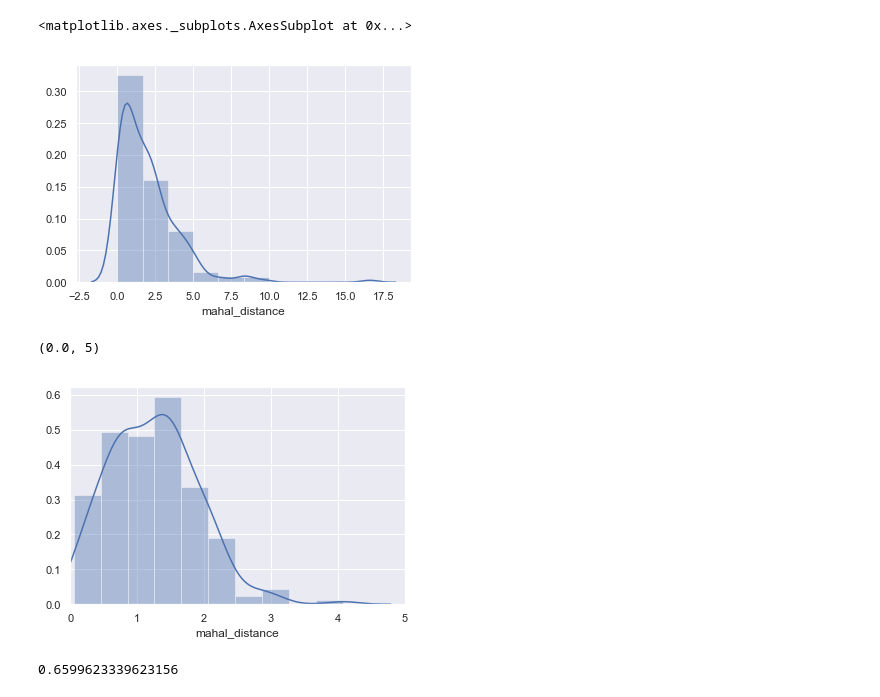
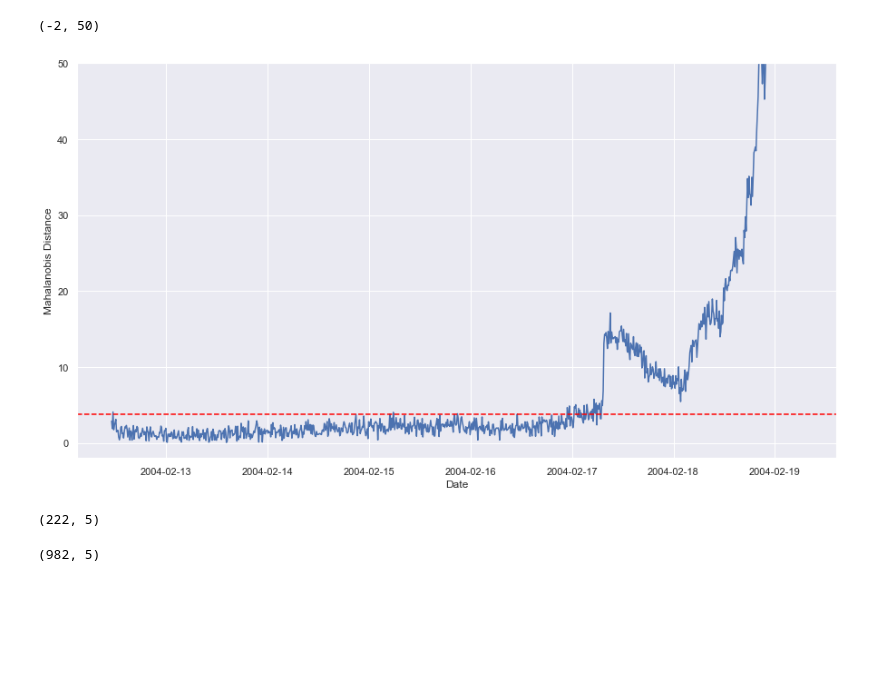
Before and after one commit to JasonChan07/anomaly_detection, a Jupyter notebook: BearingAD.ipynb, the cells around one changed output. Drawn from its saved outputs; the diff is of its cells as text; code cells hidden in the pictures; blank space fills up the shorter version.

Commit message:
Corrected mahalanobis distance

```diff
--- a/BearingAD.ipynb
+++ b/BearingAD.ipynb
@@ -89,27 +70,45 @@ def CalculateMahalanobis(df, mean_dist, inv_cov_matrix):
     return df_copy
 # %%
 mb_train = CalculateMahalanobis(df = train_PCA,
-                               mean = np.mean(train_PCA),
+                               mean_dist = np.mean(train_PCA),
                               inv_cov_matrix = InvCovMatrix(train_PCA))
 
 mb_test = CalculateMahalanobis(df = test_PCA,
                               mean_dist = np.mean(train_PCA),
                               inv_cov_matrix = InvCovMatrix(train_PCA))
-
-treshold = np.mean(mb_train['mahal_distance']) * 3
-# %%
-# check chi square
-sns.distplot(np.square(mb_train['mahal_distance']), bins = 10)
-# %% [output]
-<matplotlib.axes._subplots.AxesSubplot at 0x...>
-[figure, removed]
-# %%
-sns.distplot(mb_train['mahal_distance'], bins = 10)
-plt.xlim([0.0,5])
-# %% [output]
-(0.0, 5)
-[figure, removed]
-# %%
-np.sqrt(np.var(mb_train['mahal_distance']))
-# %% [output]
-0.6599623339623156
+# %%
+def DetectAnomaly(df, threshold):
+    df['threshold'] = threshold
+    df['anomaly'] = df['mahal_distance'] > df['threshold']
+    return df
+# %%
+threshold = np.mean(mb_train['mahal_distance']) * 3
+
+test_anomaly = DetectAnomaly(df = mb_test,
+                            threshold = threshold)
+
+train_anomaly = DetectAnomaly(df = mb_train,
+                             threshold = threshold)
+
+anomalies = pd.concat([test_anomaly, train_anomaly])
+# %%
+plt.figure(figsize=(15,8))
+fig = sns.lineplot(data = anomalies,
+            x = anomalies.index,
+            y = 'mahal_distance')
+
+fig.axhline(threshold, ls = '--', c = 'red')
+fig.set_xlabel('Date')
+fig.set_ylabel('Mahalanobis Distance')
+fig.set_ylim(-2, 50)
+# %% [output]
+(-2, 50)
+[figure, added]
+# %%
+train_anomaly.shape
+# %% [output]
+(222, 5)
+# %%
+anomalies.shape
+# %% [output]
+(982, 5)
```
Also changed, not shown: parts of 2 cells of this notebook.
